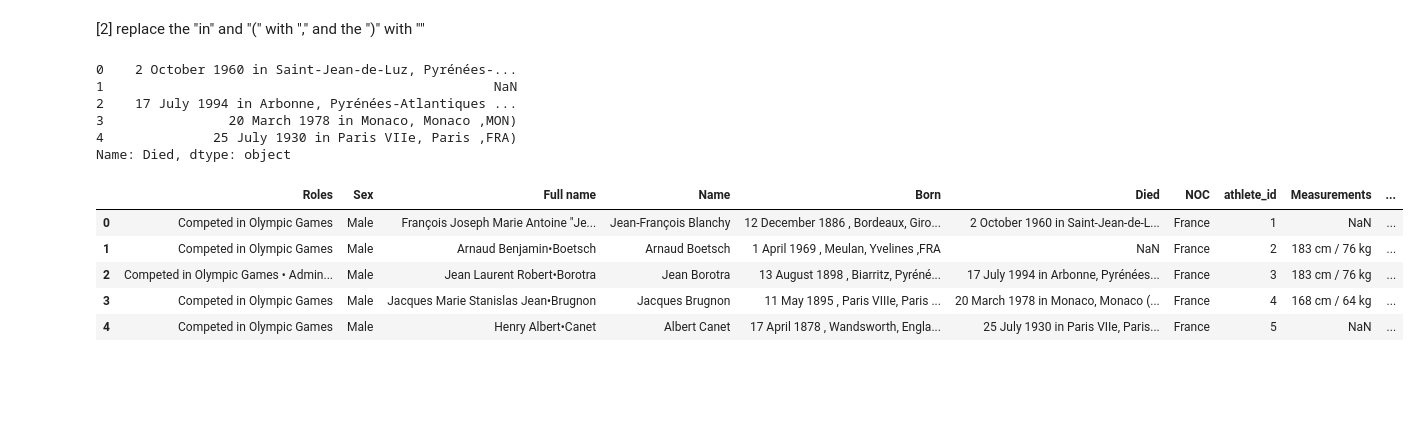
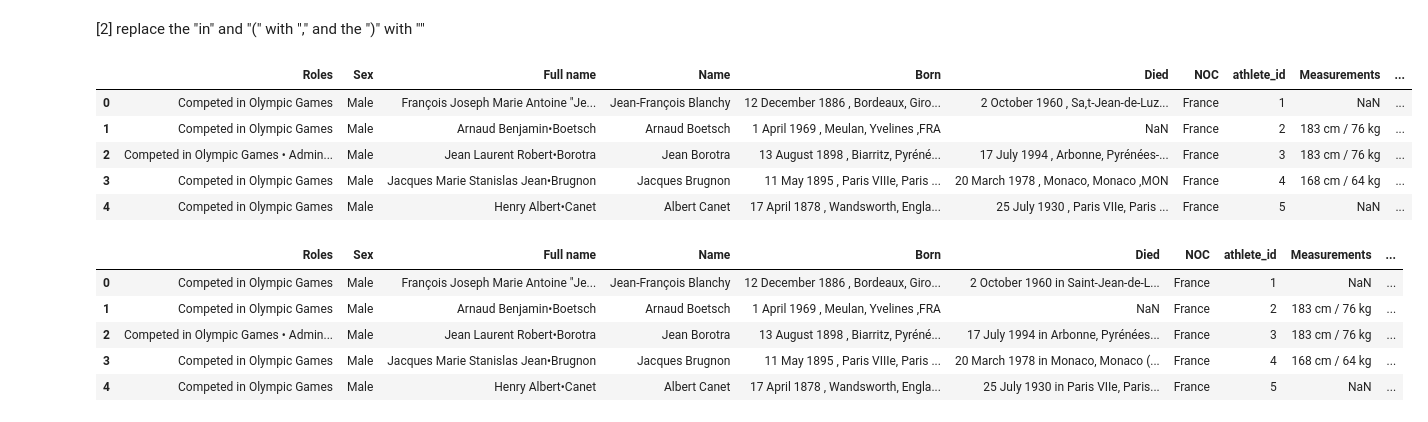
Before and after one commit to sherif-gamal111/Cleaning-Olympic-Athletes-Dataset, a Jupyter notebook: olympic.ipynb, the cells around one changed output. Drawn from its saved outputs; the diff is of its cells as text; code cells hidden in the pictures; blank space fills up the shorter version.

Commit message:
just commiting(Died column)

```diff
--- a/olympic.ipynb
+++ b/olympic.ipynb
@@ -329,16 +329,17 @@ Name: Died, Length: 1291, dtype: object
 # %% [markdown]
 [2] replace the "in" and "(" with "," and the ")" with ""
 # %%
-df["Died"] = df["Died"].str.replace("in", ",").head()
-df["Died"].str.replace("(", ",").head()
-df["Died"].str.replace(")", "").head()
+df["Died"] = df["Died"].str.replace("in", ",", n=1)
+df["Died"] = df["Died"].str.replace("(", ",")
+df["Died"] = df["Died"].str.replace(")", "")
+df.head()
 # %% [output]
-0    2 October 1960 in Saint-Jean-de-Luz, Pyrénées-...
-1                                                  NaN
-2    17 July 1994 in Arbonne, Pyrénées-Atlantiques ...
-3                20 March 1978 in Monaco, Monaco ,MON)
-4              25 July 1930 in Paris VIIe, Paris ,FRA)
-Name: Died, dtype: object
+|  | Roles | Sex | Full name | Name | Born | Died | NOC | athlete_id | Measurements | ... |
+| 0 | Competed in Olympic Games | Male | François Joseph Marie Antoine "Je... | Jean-François Blanchy | 12 December 1886 , Bordeaux, Giro... | 2 October 1960 , Sa,t-Jean-de-Luz... | France | 1 | NaN | ... |
+| 1 | Competed in Olympic Games | Male | Arnaud Benjamin•Boetsch | Arnaud Boetsch | 1 April 1969 , Meulan, Yvelines ,FRA | NaN | France | 2 | 183 cm / 76 kg | ... |
+| 2 | Competed in Olympic Games • Admin... | Male | Jean Laurent Robert•Borotra | Jean Borotra | 13 August 1898 , Biarritz, Pyréné... | 17 July 1994 , Arbonne, Pyrénées-... | France | 3 | 183 cm / 76 kg | ... |
+| 3 | Competed in Olympic Games | Male | Jacques Marie Stanislas Jean•Brugnon | Jacques Brugnon | 11 May 1895 , Paris VIIIe, Paris ... | 20 March 1978 , Monaco, Monaco ,MON | France | 4 | 168 cm / 64 kg | ... |
+| 4 | Competed in Olympic Games | Male | Henry Albert•Canet | Albert Canet | 17 April 1878 , Wandsworth, Engla... | 25 July 1930 , Paris VIIe, Paris ... | France | 5 | NaN | ... |
 # %%
 df[["Died date", "Died city", "Died region", "Died country"]]
 # %% [output]
```
